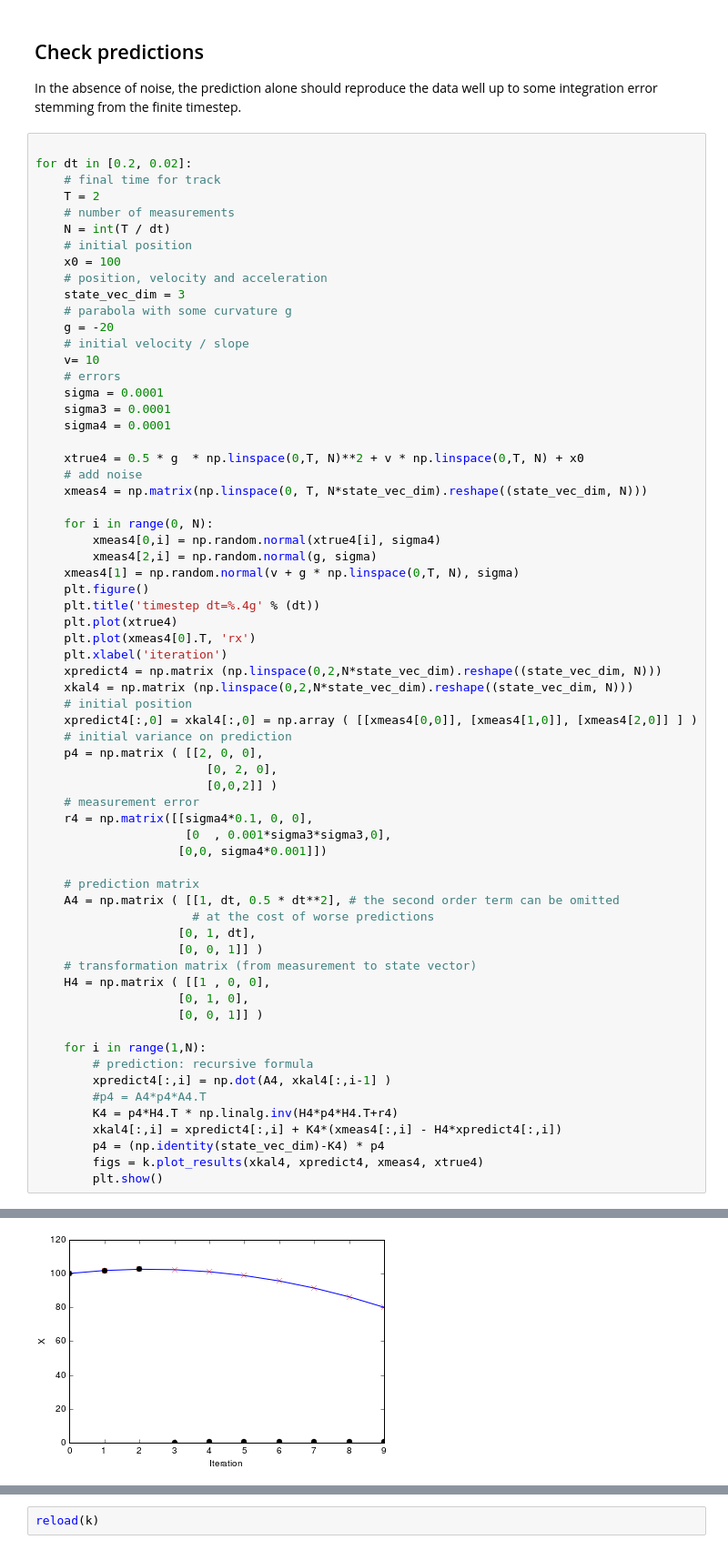
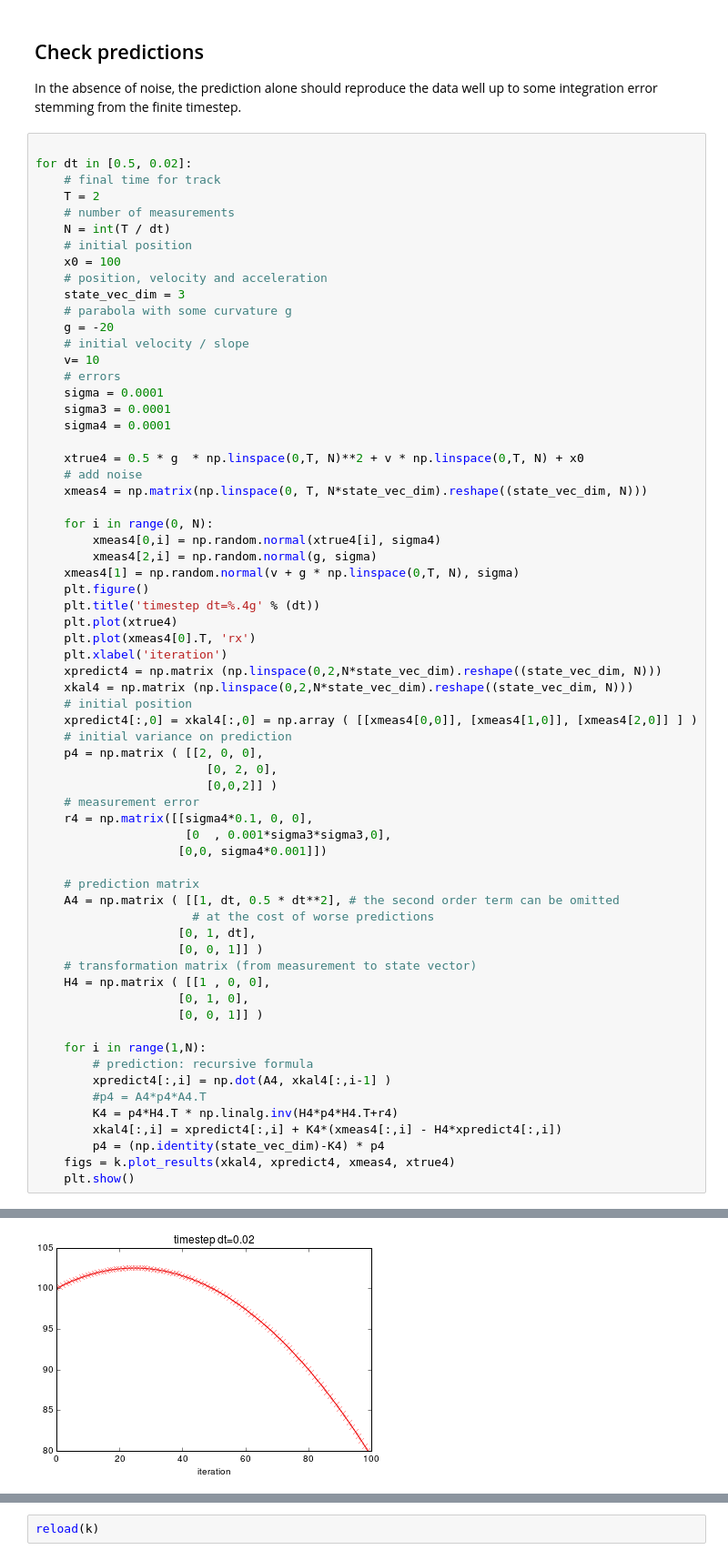
Before and after one commit to vvolkl/kalman-samples, a Jupyter notebook: accelerated_1D_motion.ipynb, the cells around one changed output, grey strips where cells are left out. Shown at 91% size. Saved outputs shown, nothing was run; the diff lists cells and outputs as text.

Commit message:
fix first example (move plot out of measurement loop) and add second with noise

```diff
--- a/accelerated_1D_motion.ipynb
+++ b/accelerated_1D_motion.ipynb
@@ -61,7 +61,7 @@ def plot_results(xkal, xpredict, xmeas, xtrue):
 In the absence of noise, the prediction alone should reproduce the data well up to some integration error stemming from the finite timestep.
 # %%
 
-for dt in [0.2, 0.02]:
+for dt in [0.5, 0.02]:
     # final time for track
     T = 2
     # number of measurements
@@ -122,6 +122,6 @@ for dt in [0.2, 0.02]:
         K4 = p4*H4.T * np.linalg.inv(H4*p4*H4.T+r4)
         xkal4[:,i] = xpredict4[:,i] + K4*(xmeas4[:,i] - H4*xpredict4[:,i])
         p4 = (np.identity(state_vec_dim)-K4) * p4
-        figs = k.plot_results(xkal4, xpredict4, xmeas4, xtrue4)
-        plt.show()
+    figs = k.plot_results(xkal4, xpredict4, xmeas4, xtrue4)
+    plt.show()
 # %% [output]
@@ -131 +131 @@ for dt in [0.2, 0.02]:
-[figure, old version]
+[figure, new version]
```
Also changed, not shown: parts of 7 cells of this notebook.
